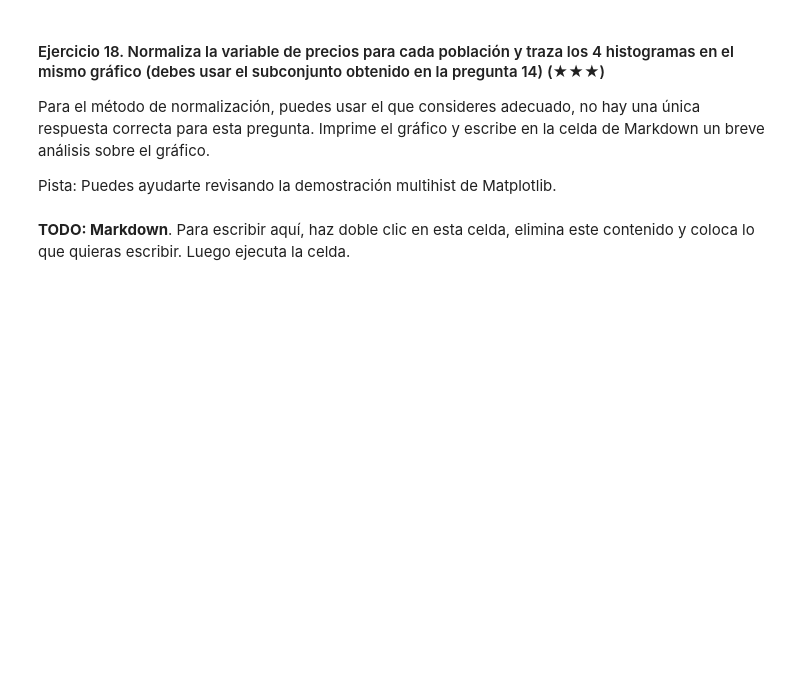
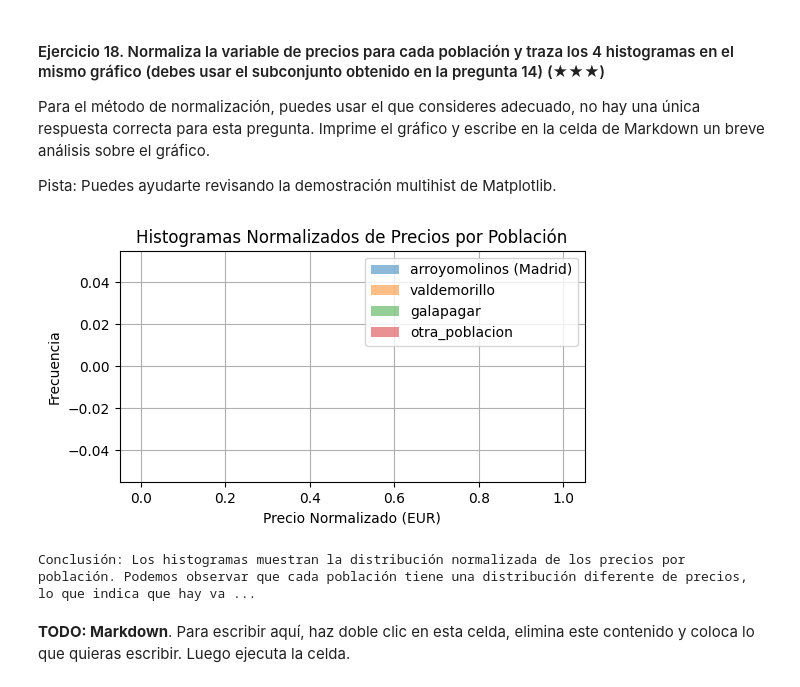
Before and after one commit to 4GeeksAcademy/0-PILAR-PREWORK, a Jupyter notebook: ejercicioPILARH-project.es.ipynb, the cells around one changed output. Saved outputs shown, nothing was run; the diff lists cells and outputs as text; code cells hidden in the pictures; blank space fills up the shorter version.

```diff
--- a/ejercicioPILARH-project.es.ipynb
+++ b/ejercicioPILARH-project.es.ipynb
@@ -306,29 +524,41 @@ Para el método de normalización, puedes usar el que consideres adecuado, no ha
 Pista: Puedes ayudarte revisando la demostración multihist de Matplotlib.
 # %%
 # TODO
-from sklearn.preprocessing import MinMaxScaler
+import pandas as pd
+import matplotlib.pyplot as plt
 
-# Normaliza la variable de precios para cada población
+# Cargar el DataFrame desde el archivo CSV
+ds = pd.read_csv('assets/real_estate.csv', sep=';')
 
-# Crear un scaler
-scaler = MinMaxScaler()
+# Supongamos que el subconjunto del Ejercicio 14 es un filtro específico, por ejemplo, propiedades en "arroyomolinos (Madrid)"
+# Aquí, para generalizar, vamos a usar todo el dataset
+subconjunto = ds.dropna(subset=['price', 'level5'])
 
-# Normalizar los precios para cada población
-cinturon_sur['precio_normalizado'] = scaler.fit_transform(cinturon_sur[['precio']])
+# Normalizar la variable de precios para cada población
+subconjunto['price_normalized'] = subconjunto.groupby('level5')['price'].transform(lambda x: (x - x.mean()) / x.std())
 
-# Trazar los histogramas normalizados
-poblaciones = ["Fuenlabrada", "Leganés", "Getafe", "Alcorcón"]
-plt.figure(figsize=(10, 6))
+# Filtrar las poblaciones de interés
+poblaciones = ['arroyomolinos (Madrid)', 'valdemorillo', 'galapagar', 'otra_poblacion']  # Reemplaza 'otra_poblacion' con una población real
+subconjunto_filtrado = subconjunto[subconjunto['level5'].isin(poblaciones)]
 
+# Crear el gráfico de histogramas
+plt.figure(figsize=(6, 3))
 for poblacion in poblaciones:
-    subset = cinturon_sur[cinturon_sur['level5'] == poblacion]
-    plt.hist(subset['precio_normalizado'], bins=20, alpha=0.5, label=poblacion)
+    data = subconjunto_filtrado[subconjunto_filtrado['level5'] == poblacion]['price_normalized']
+    plt.hist(data, bins=20, alpha=0.5, label=poblacion)
 
-plt.title('Histogramas Normalizados de Precios en el Cinturón Sur de Madrid')
-plt.xlabel('Precio Normalizado')
+plt.title('Histogramas Normalizados de Precios por Población')
+plt.xlabel('Precio Normalizado (EUR)')
 plt.ylabel('Frecuencia')
 plt.legend(loc='upper right')
+plt.grid(True)
 plt.show()
+
+# Conclusión
+print("Conclusión: Los histogramas muestran la distribución normalizada de los precios por población. Podemos observar que cada población tiene una distribución diferente de precios, lo que indica que hay variabilidad en los precios de las casas entre las diferentes poblaciones.")
+# %% [output]
+[figure, added]
+Conclusión: Los histogramas muestran la distribución normalizada de los precios por población. Podemos observar que cada población tiene una distribución diferente de precios, lo que indica que hay va ...
 # %% [markdown]
 **TODO: Markdown**. Para escribir aquí, haz doble clic en esta celda, elimina este contenido y coloca lo que quieras escribir. Luego ejecuta la celda.
 # %% [markdown]
```
Also changed, not shown: parts of 24 cells of this notebook, 2 other files.
